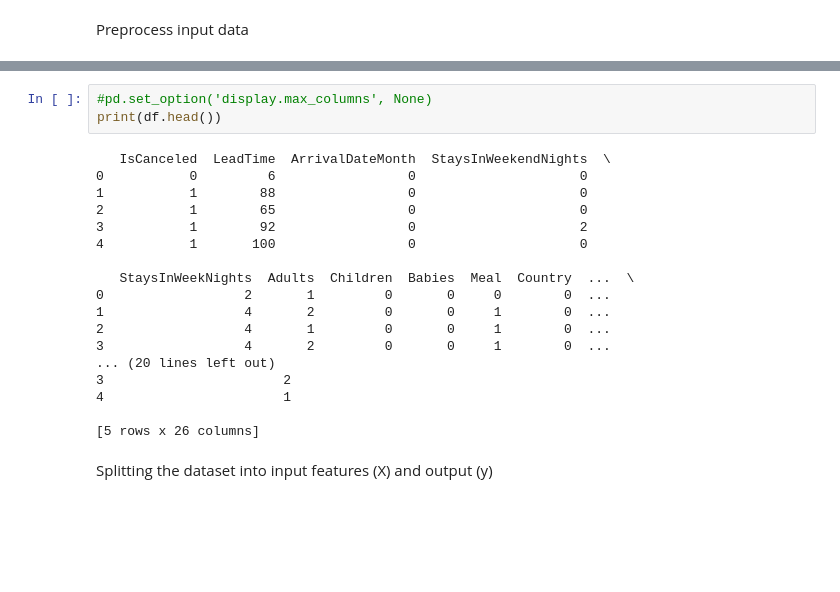
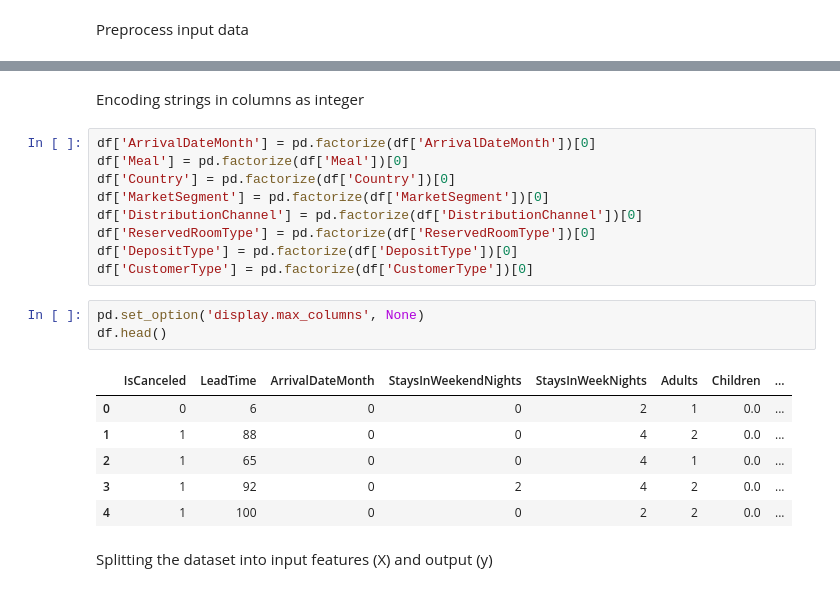
Before and after one commit to codes-at-elm/hotel_booking_cancellation_prediction, a Jupyter notebook: hotel_booking_cancellation_prediction.ipynb, the cells around one changed output, grey strips where cells are left out. Cells and saved outputs as stored; diff of their text form; blank space fills up the shorter version.

```diff
--- a/hotel_booking_cancellation_prediction.ipynb
+++ b/hotel_booking_cancellation_prediction.ipynb
@@ -105,24 +182,24 @@ df.drop('ReservationStatusDate', axis=1, inplace=True)
+# %% [markdown]
+Encoding strings in columns as integer
+# %%
+df['ArrivalDateMonth'] = pd.factorize(df['ArrivalDateMonth'])[0]
+df['Meal'] = pd.factorize(df['Meal'])[0]
+df['Country'] = pd.factorize(df['Country'])[0]
+df['MarketSegment'] = pd.factorize(df['MarketSegment'])[0]
+df['DistributionChannel'] = pd.factorize(df['DistributionChannel'])[0]
+df['ReservedRoomType'] = pd.factorize(df['ReservedRoomType'])[0]
+df['DepositType'] = pd.factorize(df['DepositType'])[0]
+df['CustomerType'] = pd.factorize(df['CustomerType'])[0]
 # %%
-#pd.set_option('display.max_columns', None)
-print(df.head())
+pd.set_option('display.max_columns', None)
+df.head()
 # %% [output]
-   IsCanceled  LeadTime  ArrivalDateMonth  StaysInWeekendNights  \
-0           0         6                 0                     0
-1           1        88                 0                     0
-2           1        65                 0                     0
-3           1        92                 0                     2
-4           1       100                 0                     0
-
-   StaysInWeekNights  Adults  Children  Babies  Meal  Country  ...  \
-0                  2       1         0       0     0        0  ...
-1                  4       2         0       0     1        0  ...
-2                  4       1         0       0     1        0  ...
-3                  4       2         0       0     1        0  ...
-... (20 lines left out)
-3                       2
-4                       1
-
-[5 rows x 26 columns]
+|  | IsCanceled | LeadTime | ArrivalDateMonth | StaysInWeekendNights | StaysInWeekNights | Adults | Children | ... |
+| 0 | 0 | 6 | 0 | 0 | 2 | 1 | 0.0 | ... |
+| 1 | 1 | 88 | 0 | 0 | 4 | 2 | 0.0 | ... |
+| 2 | 1 | 65 | 0 | 0 | 4 | 1 | 0.0 | ... |
+| 3 | 1 | 92 | 0 | 2 | 4 | 2 | 0.0 | ... |
+| 4 | 1 | 100 | 0 | 0 | 2 | 2 | 0.0 | ... |
 # %% [markdown]
 Splitting the dataset into input features (X) and output (y)
 # %%
```
Also changed, not shown: parts of 18 cells of this notebook, 1 other file.
